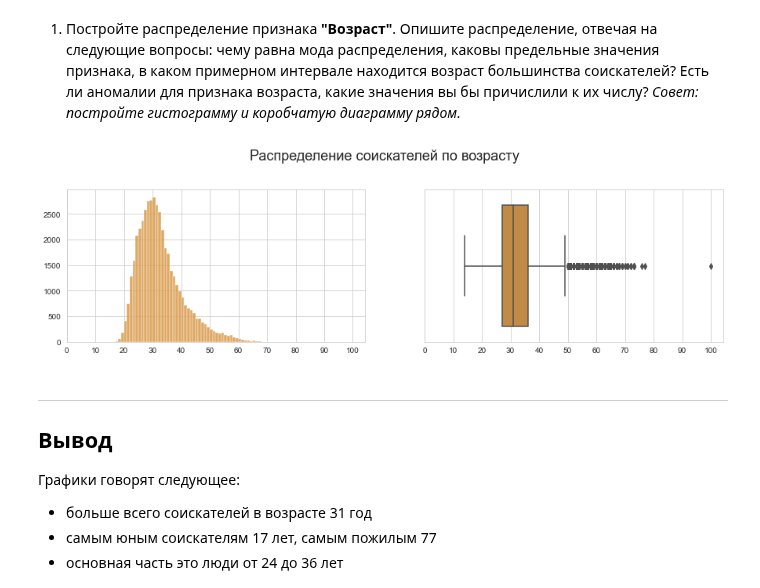
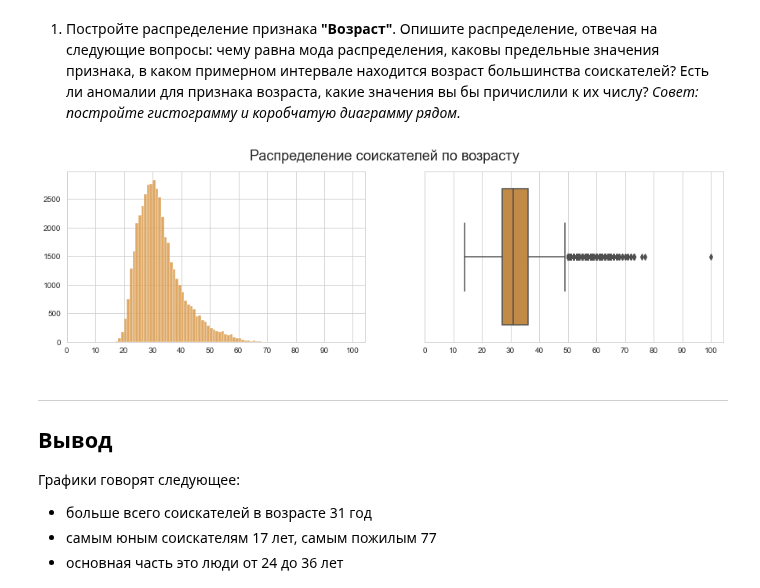
Before and after one commit to evpozdniakov/ds_projects, a Jupyter notebook: project1/hh.ipynb, the cells around one changed output. Drawn from its saved outputs; the diff is of its cells as text; code cells hidden in the pictures.

Commit message:
project1: minor improvements; one more diagram added

```diff
--- a/project1/hh.ipynb
+++ b/project1/hh.ipynb
@@ -762,33 +762,35 @@ hh.drop(
 # %%
 sns.set_style("whitegrid")
 colors = sns.color_palette('husl', 9)[1:]
 
 def figax(name, figsize=(7, 4), rowcol=None):
     fig = plt.figure(name, figsize=figsize)
 
     if rowcol is None:
         ax = fig.add_axes([0,0,1,1])
     else:
         rows, cols = rowcol
         ax = fig.subplots(rows, cols)
 
     return fig, ax
 
 fig, ax = figax('age', figsize=(15, 4), rowcol=(1, 2))
 
+data = hh['Возраст']
+
 sns.histplot(ax=ax[0], data=hh['Возраст'], binwidth=1, color=colors[0])
 sns.boxplot(ax=ax[1], data=hh['Возраст'], orient='h', color=colors[0])
 
-fig.subplots_adjust(top=0.8)
+# fig.subplots_adjust(top=0.8)
 fig.suptitle('Распределение соискателей по возрасту', fontsize=18)
 
 ax[0].set_xlabel('')
 ax[0].set_xticks(range(0, 101, 10))
 ax[0].set_ylabel('')
 ax[1].set_yticks([])
 ax[1].set_xticks(range(0, 101, 10));
 # %% [output]
-[figure, old version]
+[figure, new version]
 # %% [markdown]
 ---
 
```
Also changed, not shown: parts of 4 cells of this notebook.
